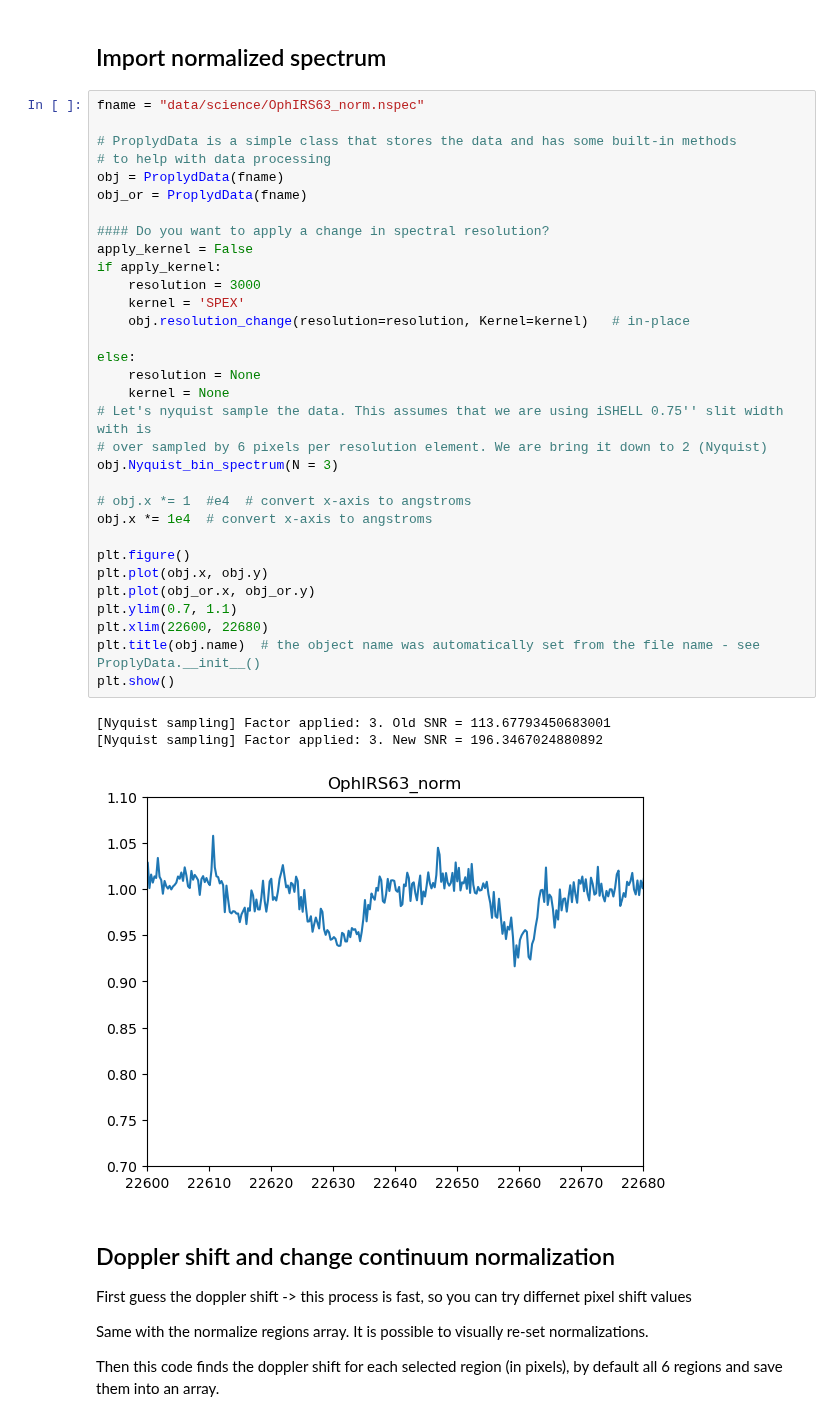
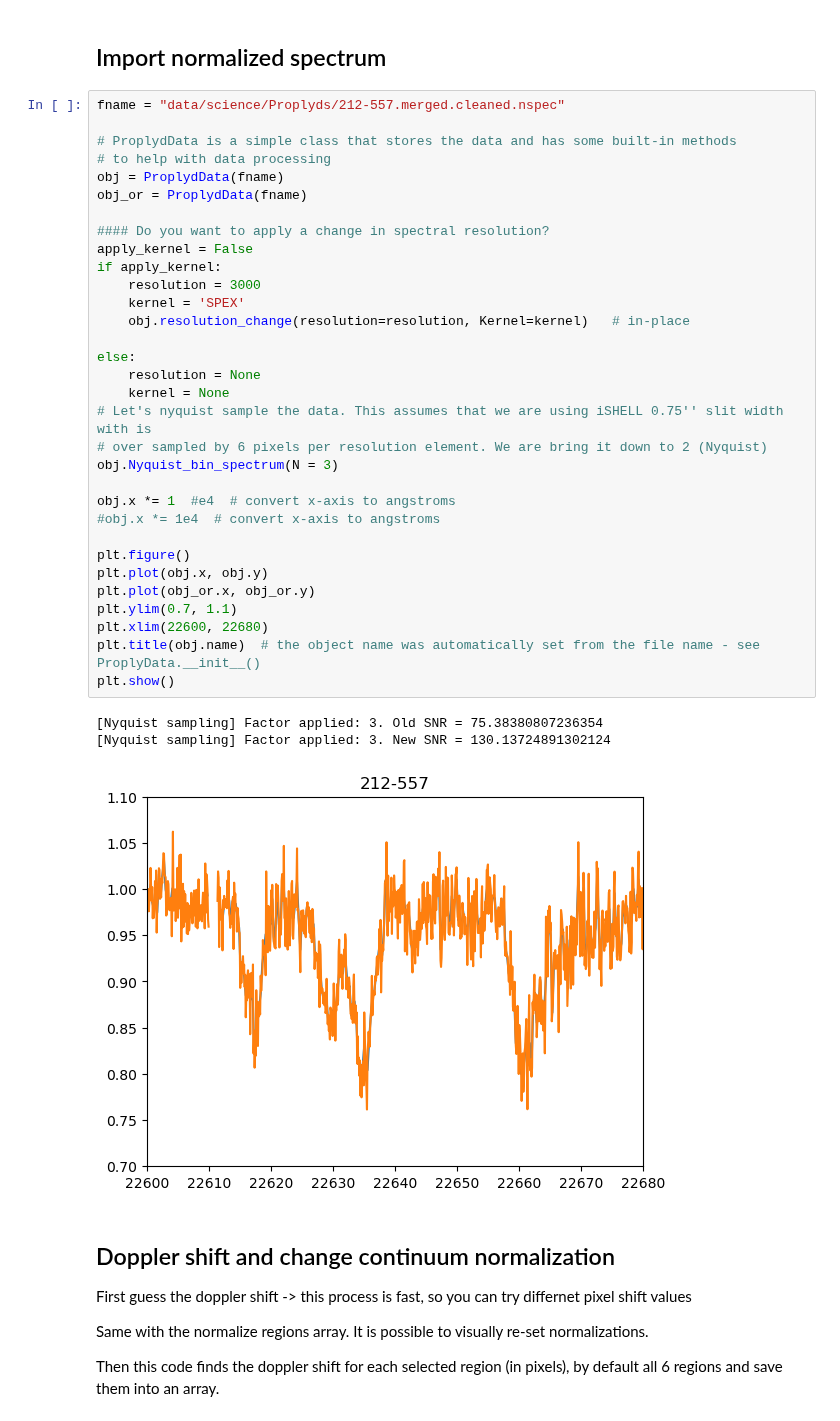
Before and after one commit to christianfloresg/ishell-spectral-fitting, a Jupyter notebook: fit_single_source.ipynb, the cells around one changed output. Drawn from its saved outputs; the diff is of its cells as text.

```diff
--- a/fit_single_source.ipynb
+++ b/fit_single_source.ipynb
@@ -16,41 +16,41 @@ from spectrograph_functions import *
 # %% [markdown]
 ## Import normalized spectrum
 # %%
-fname = "data/science/OphIRS63_norm.nspec"
+fname = "data/science/Proplyds/212-557.merged.cleaned.nspec"
 
 # ProplydData is a simple class that stores the data and has some built-in methods
 # to help with data processing
 obj = ProplydData(fname)
 obj_or = ProplydData(fname)
 
 #### Do you want to apply a change in spectral resolution?
 apply_kernel = False
 if apply_kernel:
     resolution = 3000
     kernel = 'SPEX'
     obj.resolution_change(resolution=resolution, Kernel=kernel)   # in-place
 
 else:
     resolution = None
     kernel = None
 # Let's nyquist sample the data. This assumes that we are using iSHELL 0.75'' slit width with is
 # over sampled by 6 pixels per resolution element. We are bring it down to 2 (Nyquist)
 obj.Nyquist_bin_spectrum(N = 3)
 
-# obj.x *= 1  #e4  # convert x-axis to angstroms
-obj.x *= 1e4  # convert x-axis to angstroms
+obj.x *= 1  #e4  # convert x-axis to angstroms
+#obj.x *= 1e4  # convert x-axis to angstroms
 
 plt.figure()
 plt.plot(obj.x, obj.y)
 plt.plot(obj_or.x, obj_or.y)
 plt.ylim(0.7, 1.1)
 plt.xlim(22600, 22680)
 plt.title(obj.name)  # the object name was automatically set from the file name - see ProplyData.__init__()
 plt.show()
 # %% [output]
-[Nyquist sampling] Factor applied: 3. Old SNR = 113.67793450683001
-[Nyquist sampling] Factor applied: 3. New SNR = 196.3467024880892
+[Nyquist sampling] Factor applied: 3. Old SNR = 75.38380807236354
+[Nyquist sampling] Factor applied: 3. New SNR = 130.13724891302124
-[figure, old version]
+[figure, new version]
 # %% [markdown]
 ## Doppler shift and change continuum normalization
 
```
Also changed, not shown: parts of 10 cells of this notebook, 3 other files.
